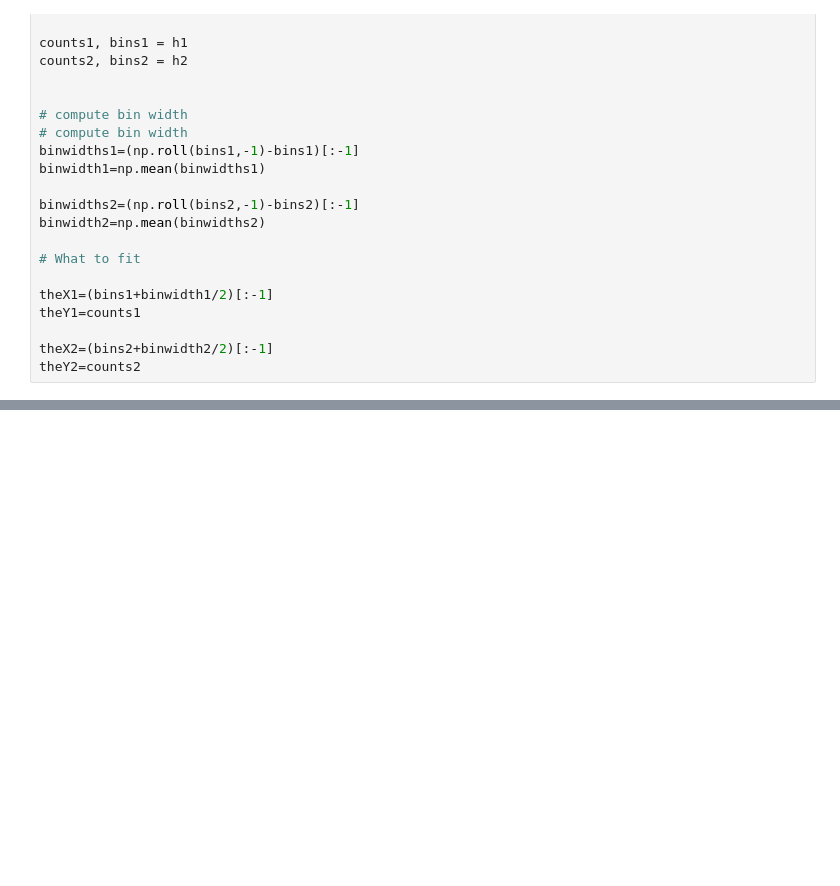
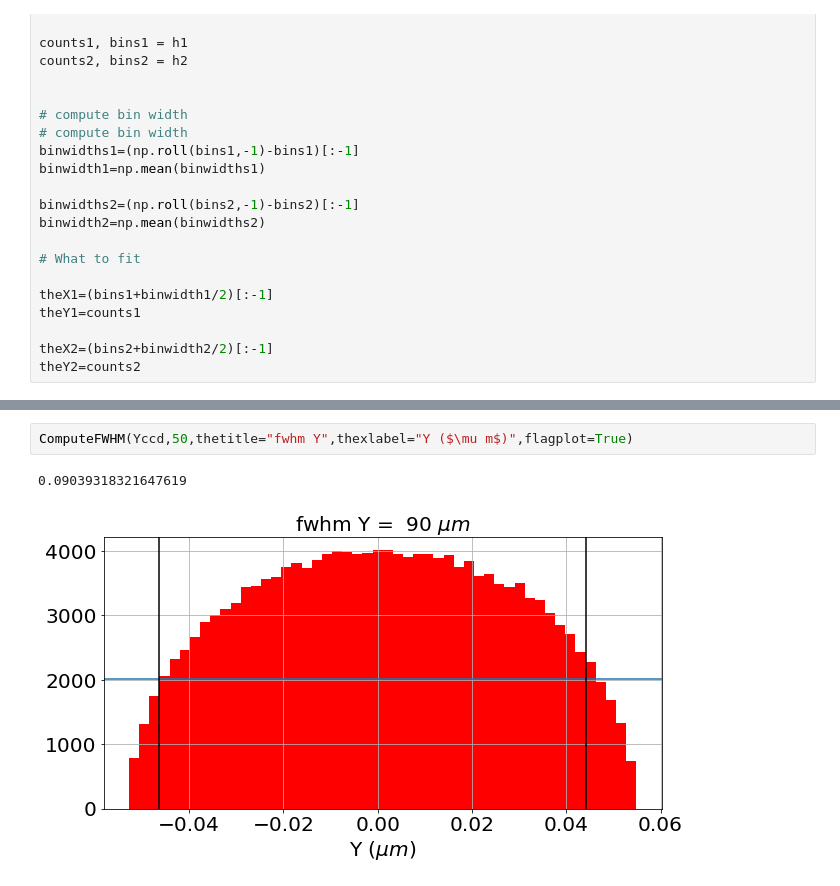
Before and after one commit to sylvielsstfr/OpticSimWthB4, a Jupyter notebook: DrawPSF/notebooks/DrawInterpolatedPSF.ipynb, the cells around one changed output, grey strips where cells are left out. Drawn from its saved outputs; the diff is of its cells as text; blank space fills up the shorter version.

```diff
--- a/DrawPSF/notebooks/DrawInterpolatedPSF.ipynb
+++ b/DrawPSF/notebooks/DrawInterpolatedPSF.ipynb
@@ -641,0 +693,5 @@ Text(0.5, 1.0, 'Marginal PSF$_y$')
+# %%
+ComputeFWHM(Yccd,50,thetitle="fwhm Y",thexlabel="Y ($\mu m$)",flagplot=True)
+# %% [output]
+0.09039318321647619
+[figure, added]
```
Also changed, not shown: parts of 11 cells of this notebook.
